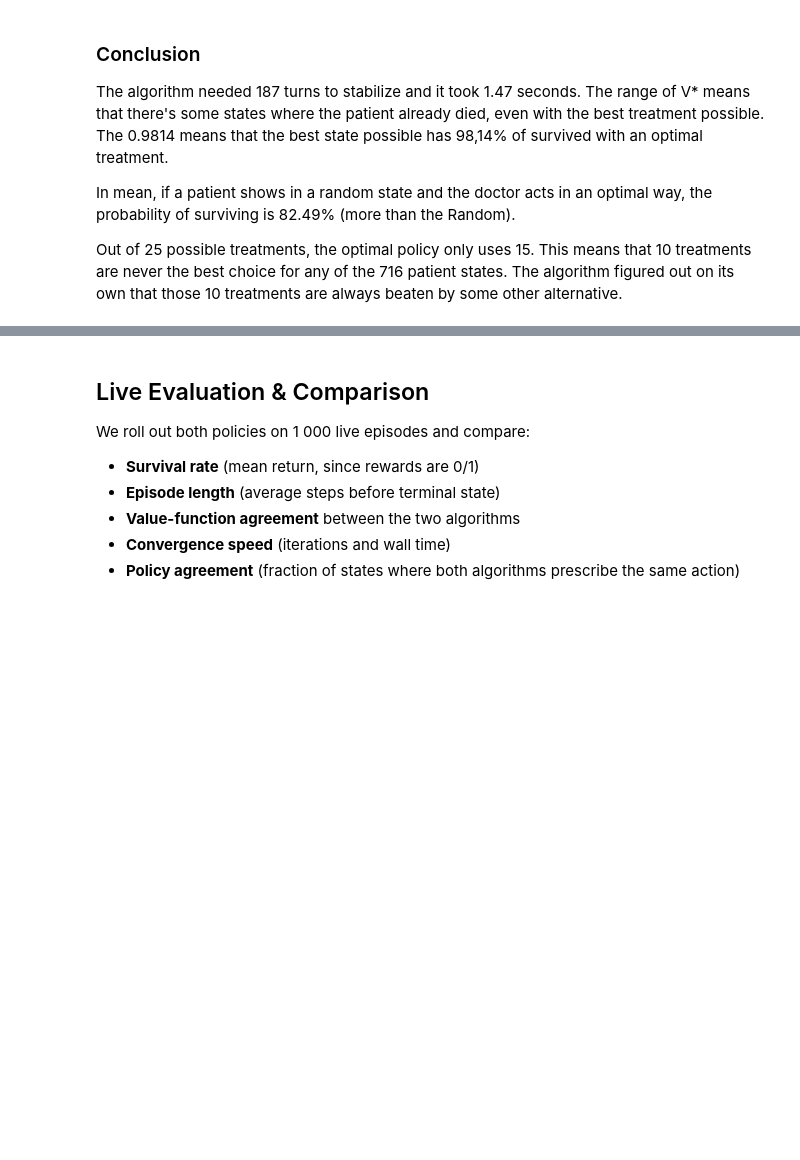
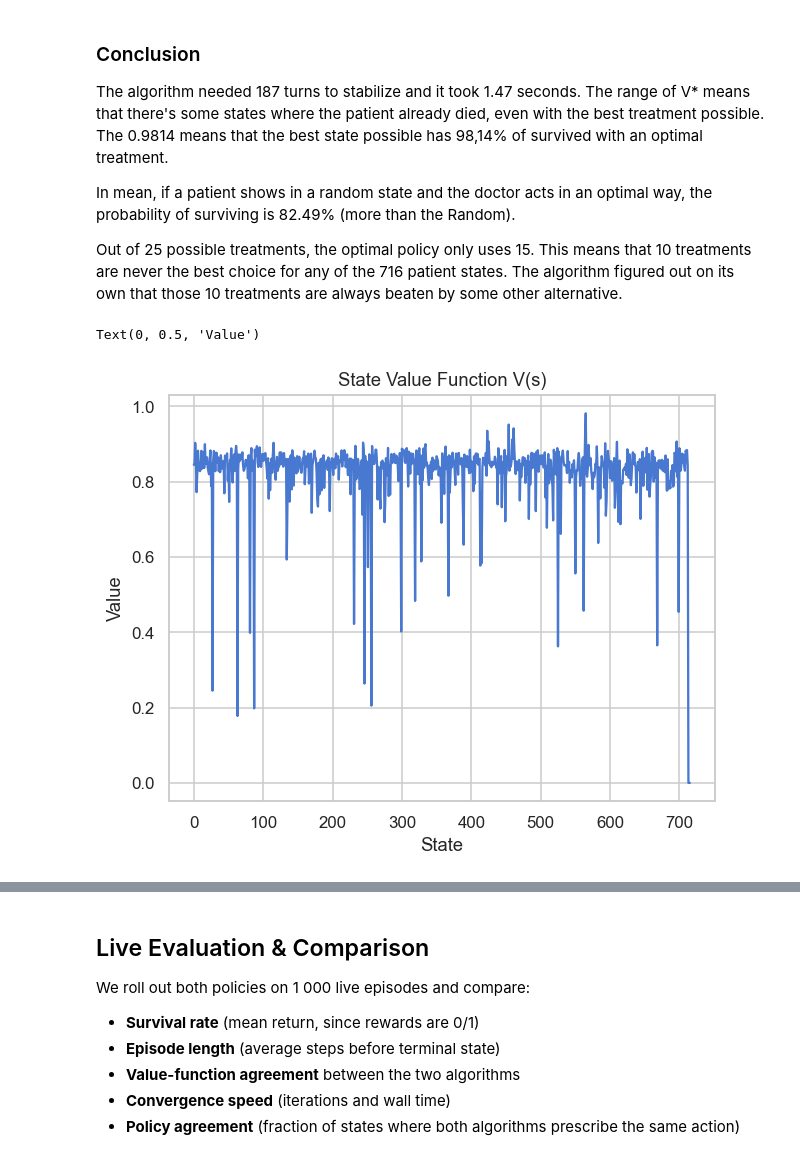
Before and after one commit to calcoafrancisca/RL_GroupAG, a Jupyter notebook: RL Project Code/sepsis_project - Students Version/rl_sepsis_project.ipynb, the cells around one changed output, grey strips where cells are left out. Cells and saved outputs as stored; diff of their text form; code cells hidden in the pictures; blank space fills up the shorter version.

```diff
--- a/RL Project Code/sepsis_project - Students Version/rl_sepsis_project.ipynb
+++ b/RL Project Code/sepsis_project - Students Version/rl_sepsis_project.ipynb
@@ -391,3 +414,12 @@ In mean, if a patient shows in a random state and the doctor acts in an optimal
 
 Out of 25 possible treatments, the optimal policy only uses 15.
 This means that 10 treatments are never the best choice for any of the 716 patient states. The algorithm figured out on its own that those 10 treatments are always beaten by some other alternative.
+# %%
+plt.figure()
+plt.plot(V_vi)
+plt.title("State Value Function V(s)")
+plt.xlabel("State")
+plt.ylabel("Value")
+# %% [output]
+Text(0, 0.5, 'Value')
+[figure, added]
```
Also changed, not shown: parts of 5 cells of this notebook.
